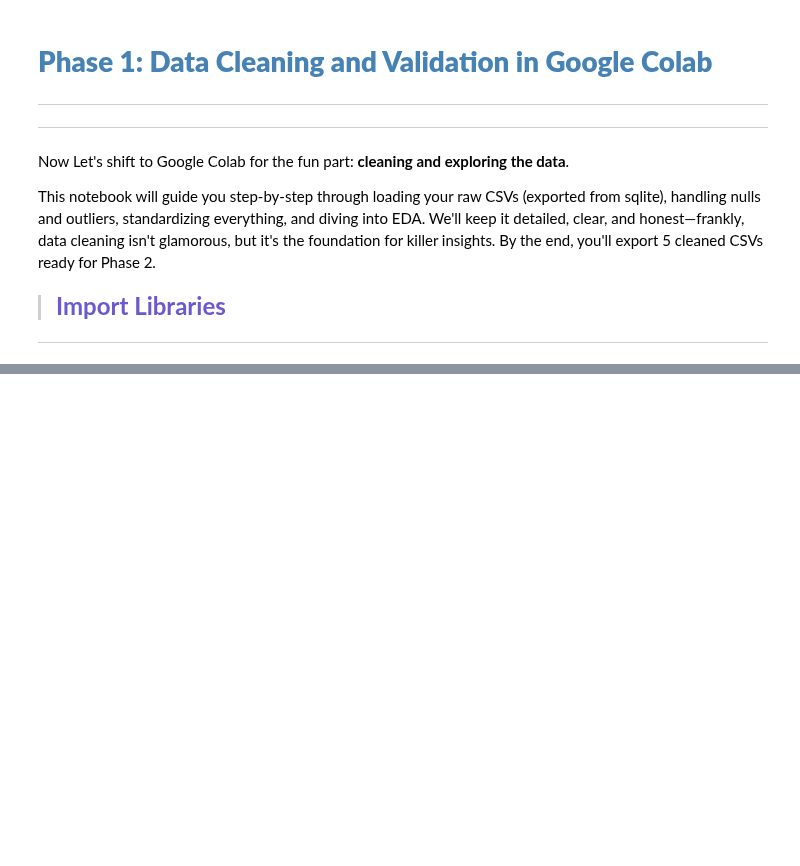
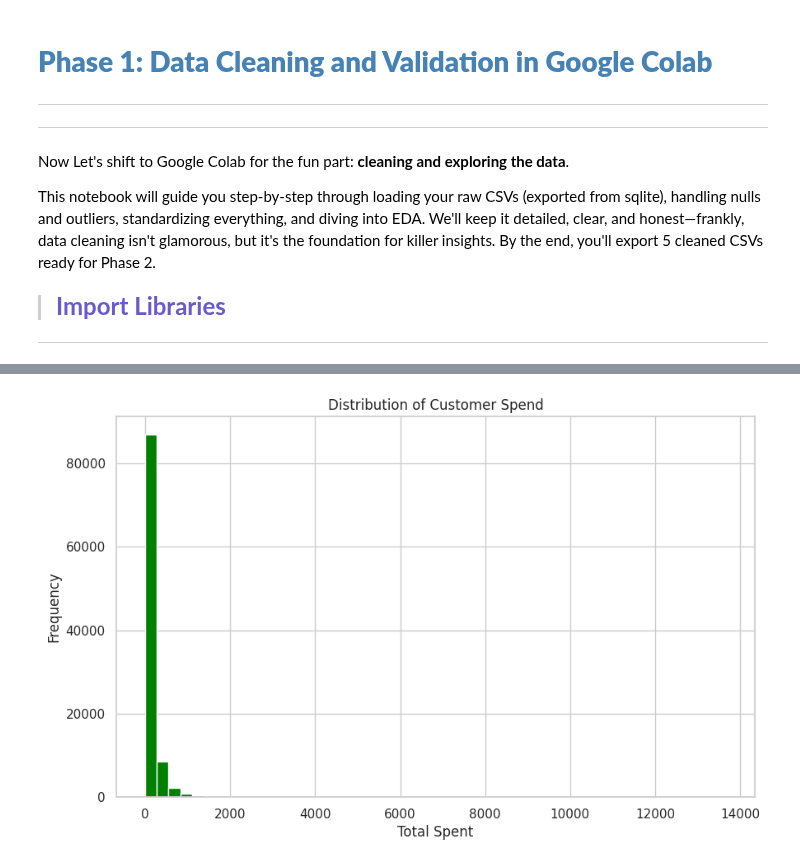
Before and after one commit to Kanakbaghel/Capstone_Project, a Jupyter notebook: Scripts/EDA.ipynb, the cells around one changed output, grey strips where cells are left out. Cells and saved outputs as stored; diff of their text form; code cells hidden in the pictures; blank space fills up the shorter version.

```diff
--- a/Scripts/EDA.ipynb
+++ b/Scripts/EDA.ipynb
@@ -154,0 +141,8 @@ Customers shape: (99441, 11)
+# %%
+# Customers
+customers.drop('city', axis=1, inplace=True)  # Drop the all-null 'city' column—it's junk!
+customers.rename(columns={'customer_city': 'city', 'customer_state': 'state'}, inplace=True)
+customers['total_orders'].fillna(0, inplace=True)  # No orders? Assume 0.
+customers['total_spent'].fillna(0, inplace=True)
+customers['last_order'].fillna('unknown', inplace=True)
+customers['days_since_last_order'].fillna(customers['days_since_last_order'].median(), inplace=True)
@@ -154,0 +311,6 @@ Customers shape: (99441, 11)
+# %%
+customers['city'] = customers['city'].str.title()
+customers['state'] = customers['state'].str.upper()
+marketing['channel'] = marketing['channel'].str.lower().str.strip()  # Clean and consistent
+
+print("Categorical data standardized—now it's neat and tidy!")
@@ -154,0 +383,10 @@ Customers shape: (99441, 11)
+# %%
+# Customer spend
+plt.hist(customers['total_spent'], bins=50, color='green')
+plt.title('Distribution of Customer Spend')
+plt.xlabel('Total Spent')
+plt.ylabel('Frequency')
+plt.show()
+# Insight: Few big spenders—classic Pareto.
+# %% [output]
+[figure, added]
```
Also changed, not shown: parts of 48 cells of this notebook.
